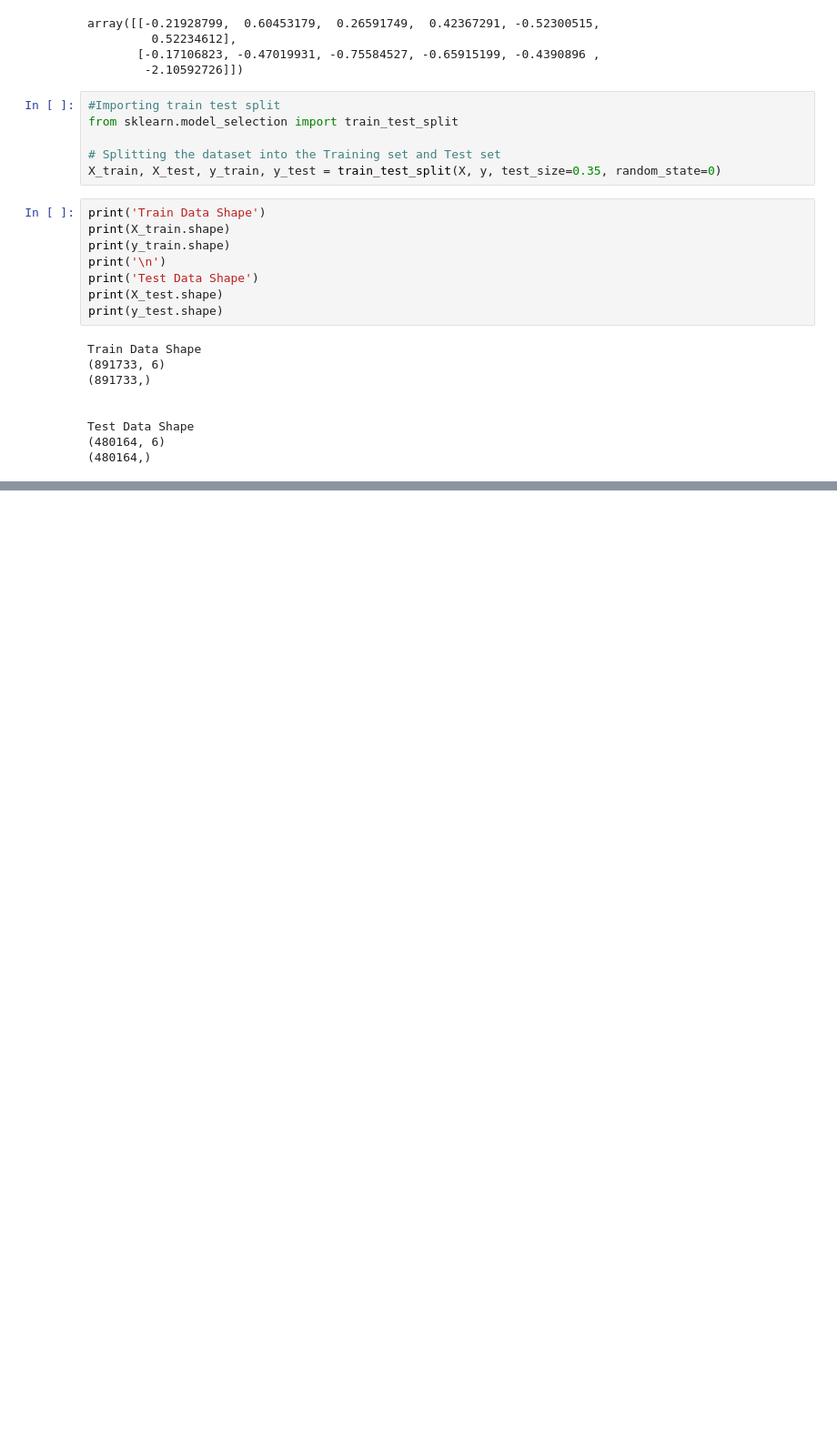
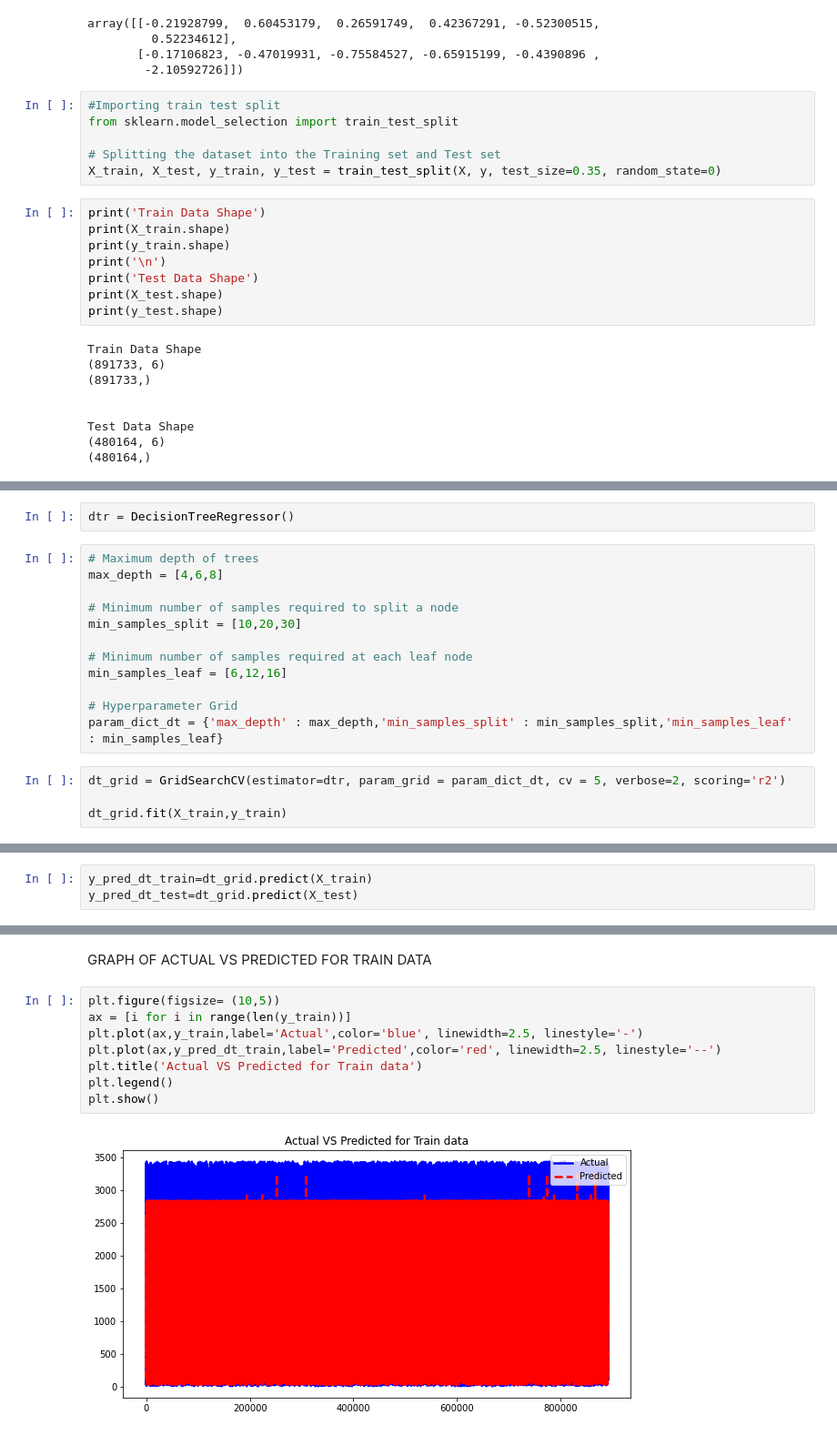
Before and after one commit to ANUJGAUR/NYC-Taxi-Trip-Time-Prediction---Capstone-Project, a Jupyter notebook: NYC_Taxi_Trip_Time_Prediction_Capstone_Project.ipynb, the cells around one changed output, grey strips where cells are left out. Shown at 91% size. Saved outputs shown, nothing was run; the diff lists cells and outputs as text; blank space fills up the shorter version.

```diff
--- a/NYC_Taxi_Trip_Time_Prediction_Capstone_Project.ipynb
+++ b/NYC_Taxi_Trip_Time_Prediction_Capstone_Project.ipynb
@@ -453,0 +544,18 @@ Test Data Shape
+# %%
+dtr = DecisionTreeRegressor()
+# %%
+# Maximum depth of trees
+max_depth = [4,6,8]
+
+# Minimum number of samples required to split a node
+min_samples_split = [10,20,30]
+
+# Minimum number of samples required at each leaf node
+min_samples_leaf = [6,12,16]
+
+# Hyperparameter Grid
+param_dict_dt = {'max_depth' : max_depth,'min_samples_split' : min_samples_split,'min_samples_leaf' : min_samples_leaf}
+# %%
+dt_grid = GridSearchCV(estimator=dtr, param_grid = param_dict_dt, cv = 5, verbose=2, scoring='r2')
+
+dt_grid.fit(X_train,y_train)
@@ -453,0 +591,3 @@ Test Data Shape
+# %%
+y_pred_dt_train=dt_grid.predict(X_train)
+y_pred_dt_test=dt_grid.predict(X_test)
@@ -453,0 +620,12 @@ Test Data Shape
+# %% [markdown]
+GRAPH OF ACTUAL VS PREDICTED FOR TRAIN DATA
+# %%
+plt.figure(figsize= (10,5))
+ax = [i for i in range(len(y_train))]
+plt.plot(ax,y_train,label='Actual',color='blue', linewidth=2.5, linestyle='-')
+plt.plot(ax,y_pred_dt_train,label='Predicted',color='red', linewidth=2.5, linestyle='--')
+plt.title('Actual VS Predicted for Train data')
+plt.legend()
+plt.show()
+# %% [output]
+[figure, added]
```
Also changed, not shown: parts of 57 cells of this notebook.
